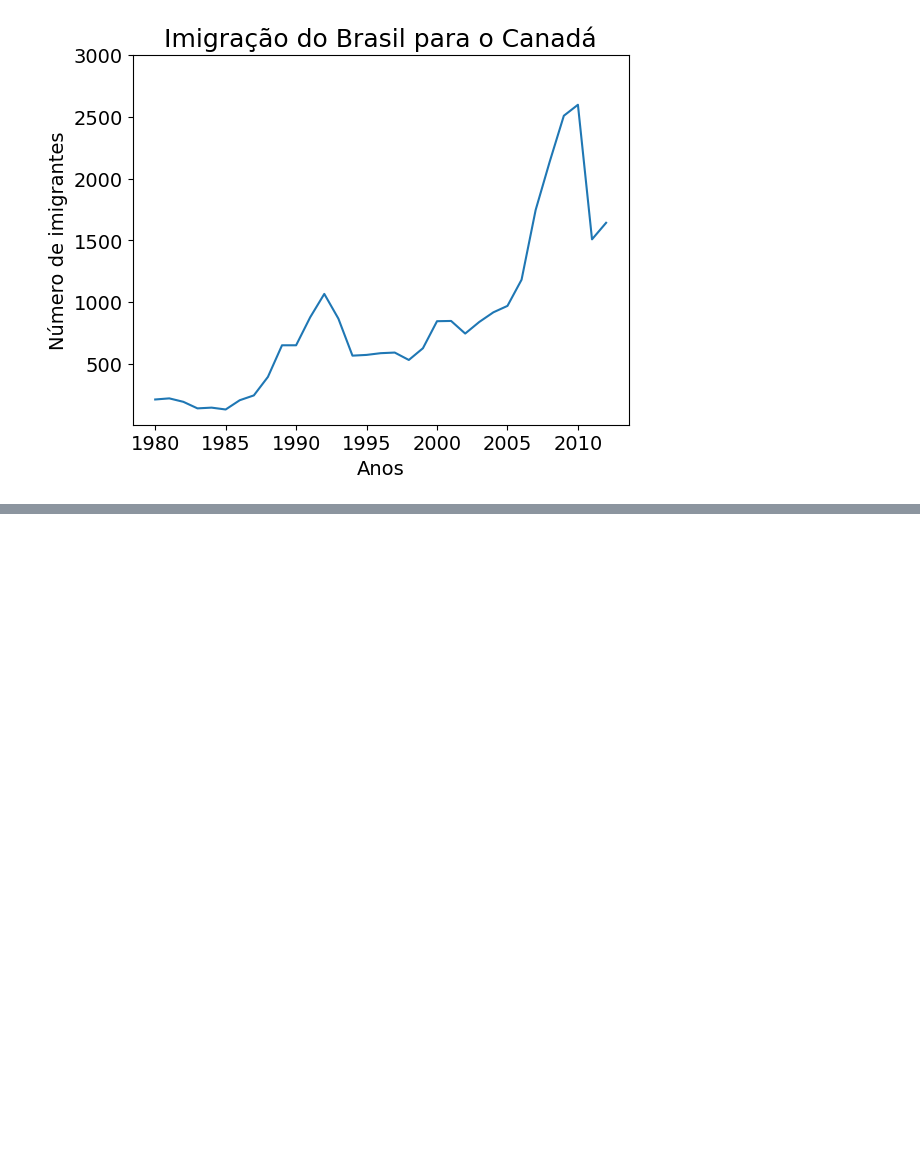
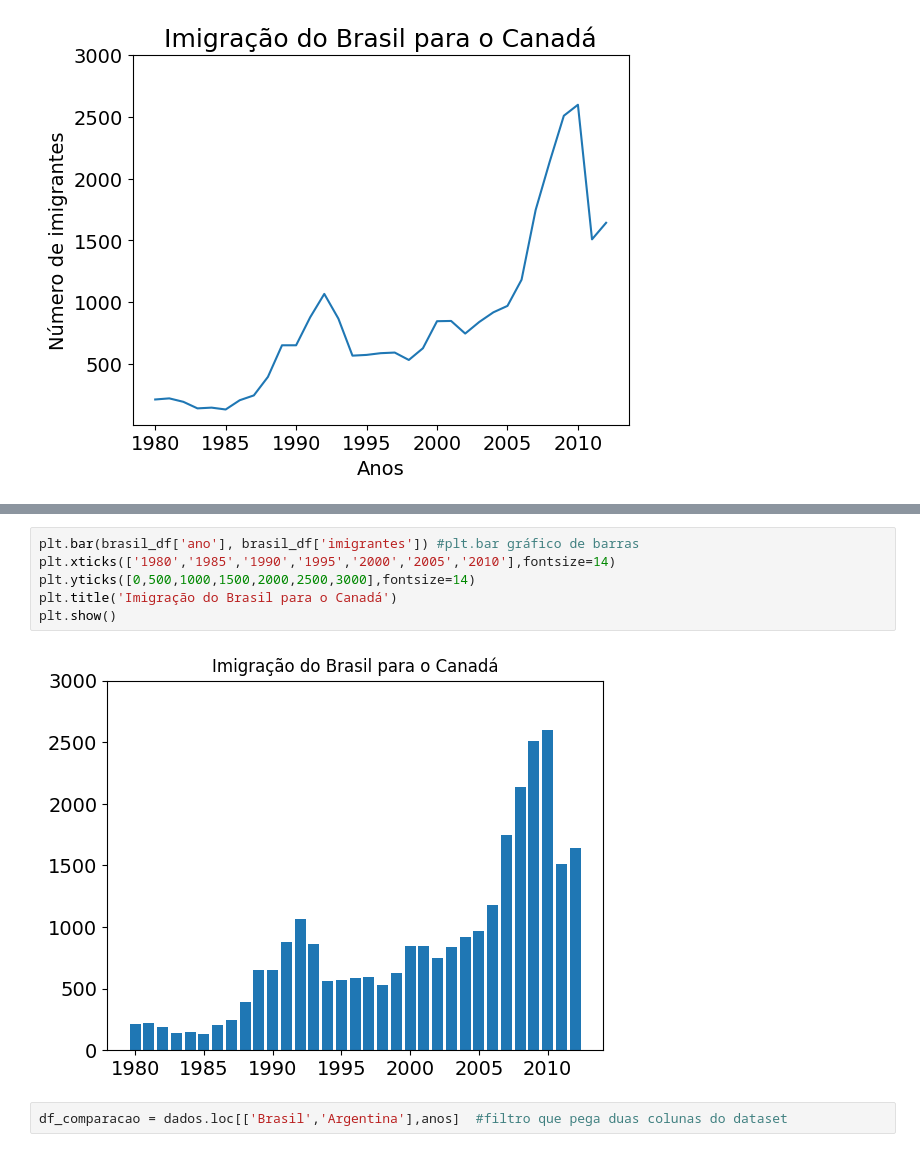
Before and after one commit to Jackvs720v/BigDataIA, a Jupyter notebook: aula4/codigoA4.ipynb, the cells around one changed output, grey strips where cells are left out. Drawn from its saved outputs; the diff is of its cells as text; blank space fills up the shorter version.

```diff
--- a/aula4/codigoA4.ipynb
+++ b/aula4/codigoA4.ipynb
@@ -102,0 +146,10 @@ plt.show() #exibe a figura
+# %%
+plt.bar(brasil_df['ano'], brasil_df['imigrantes']) #plt.bar gráfico de barras
+plt.xticks(['1980','1985','1990','1995','2000','2005','2010'],fontsize=14)
+plt.yticks([0,500,1000,1500,2000,2500,3000],fontsize=14)
+plt.title('Imigração do Brasil para o Canadá')
+plt.show()
+# %% [output]
+[figure, added]
+# %%
+df_comparacao = dados.loc[['Brasil','Argentina'],anos]  #filtro que pega duas colunas do dataset
```
Also changed, not shown: parts of 14 cells of this notebook, 2 other files.
